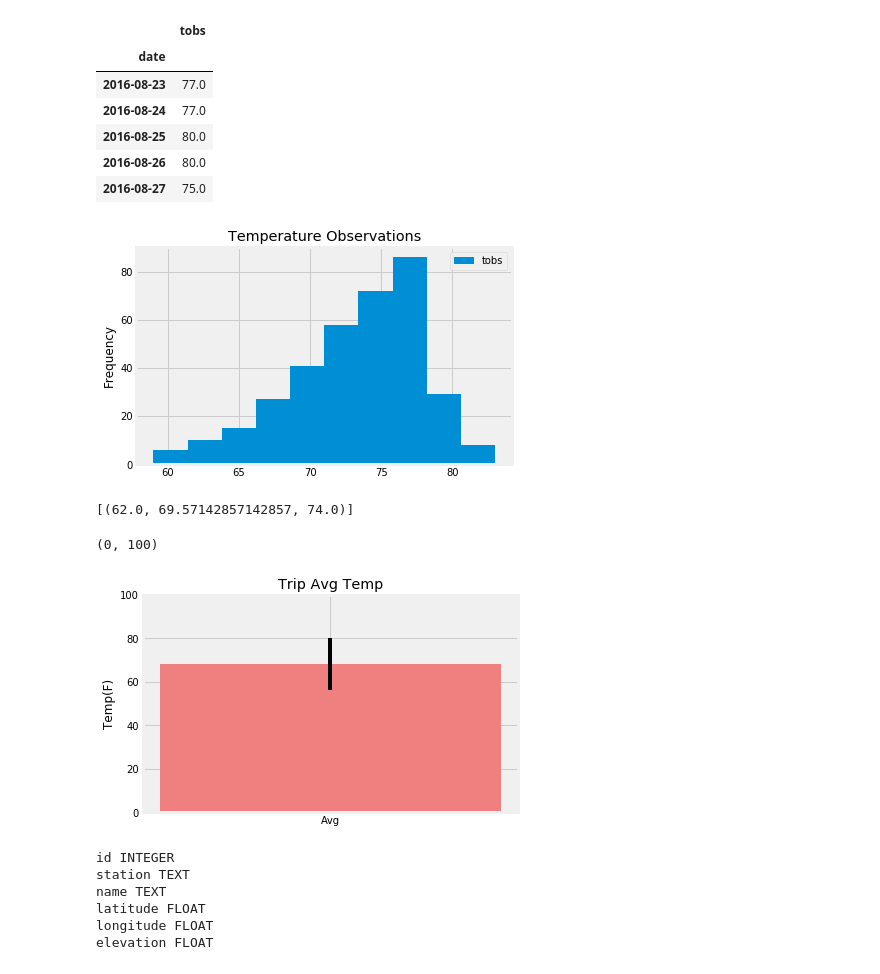
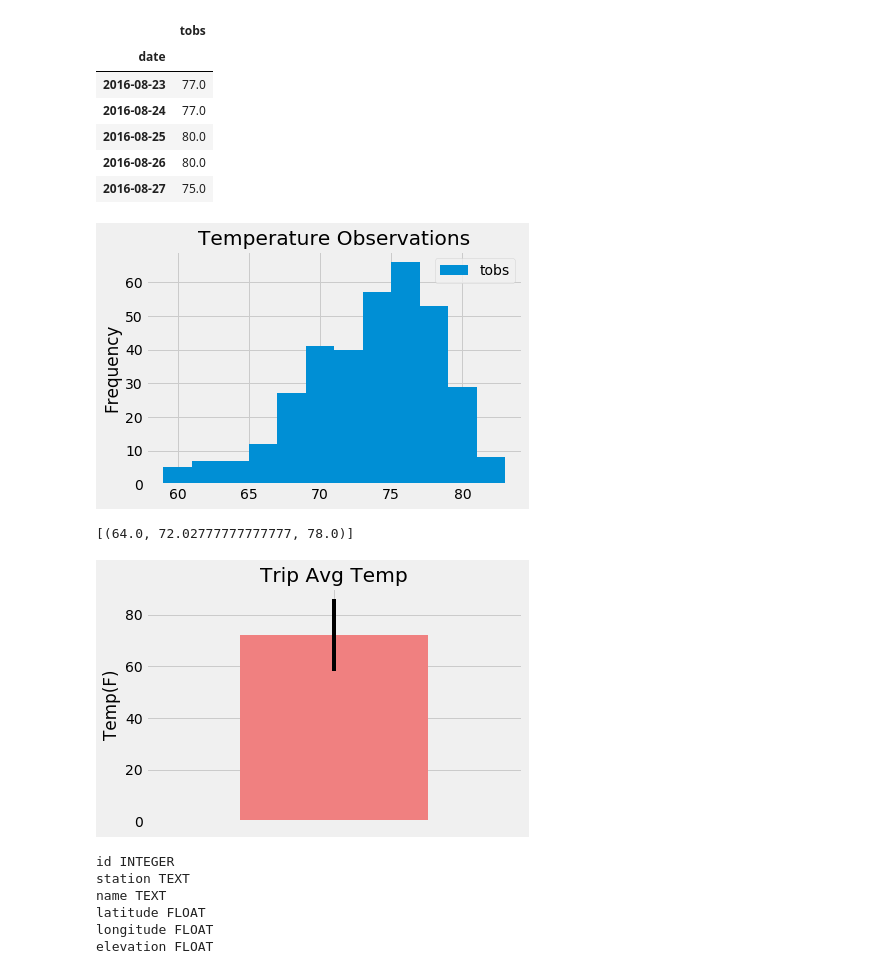
Before and after one commit to mitchellcapell95/sqlalchemy-challenge, a Jupyter notebook: Climate.ipynb, the cells around one changed output. Saved outputs shown, nothing was run; the diff lists cells and outputs as text; code cells hidden in the pictures.

```diff
--- a/Climate.ipynb
+++ b/Climate.ipynb
@@ -170,7 +184,7 @@ Aug2016_Aug2017_no_null_tobs.head()
 | 2016-08-26 | 80.0 |
 | 2016-08-27 | 75.0 |
 # %%
-Aug2016_Aug2017_no_null_tobs.hist(column='tobs',label='tobs')
+Aug2016_Aug2017_no_null_tobs.hist(column='tobs',label='tobs',bins=12)
 
 plt.title('Temperature Observations')
 
@@ -180,7 +194,7 @@ plt.legend()
 plt.savefig("./Images/tobs.png")
 plt.show()
 # %% [output]
-[figure, old version]
+[figure, new version]
 # %%
 # This function called `calc_temps` will accept start date and end date in the format '%Y-%m-%d'
 # and return the minimum, average, and maximum temperatures for that range of dates
@@ -199,6 +213,4 @@ def calc_temps(start_date, end_date):
         filter(Measurement.date >= start_date).filter(Measurement.date <= end_date).all()
 
 # function usage example
-print(calc_temps('2012-02-28', '2012-03-05'))
+temps = calc_temps('2017-02-28', '2017-03-05')
-# %% [output]
-[(62.0, 69.57142857142857, 74.0)]
@@ -209,14 +217,25 @@ print(calc_temps('2012-02-28', '2012-03-05'))
-# %%
-peak_to_peak = 74.0 - 62.0
-
-plt.bar('Avg',68.36585365853658,yerr=peak_to_peak, align="center", width=.25,color='lightcoral')
-ax.tick_params(labelbottom=False)
-plt.title("Trip Avg Temp")
-plt.ylabel('Temp(F)')
-plt.ylim(0,100,20)
-# %% [output]
-(0, 100)
-[figure, removed]
+# %%
+# Trip Dates --> 2017-02-28 to 2017-03-05
+
+trip_temp = calc_temps('2017-02-28', '2017-03-05')
+trip_temp
+# %% [output]
+[(64.0, 72.02777777777777, 78.0)]
+# %%
+trip_temp_df = pd.DataFrame(temps,columns=['tmin','tavg','tmax'])
+
+peak = trip_temp_df['tmax'] - trip_temp_df['tmin']
+
+trip_temp_df['tavg'].plot(kind='bar',yerr=peak,color='lightcoral')
+
+plt.tick_params(labelbottom=False)
+plt.title("Trip Avg Temp")
+plt.ylabel('Temp(F)')
+
+plt.savefig("./Images/trip_temp.png")
+plt.show()
+# %% [output]
+[figure, added]
 # %%
 # Calculate the total amount of rainfall per weather station for your trip dates using the previous year's matching dates.
 # Sort this in descending order by precipitation amount and list the station, name, latitude, longitude, and elevation
```
Also changed, not shown: parts of 15 cells of this notebook, 5 other files.
